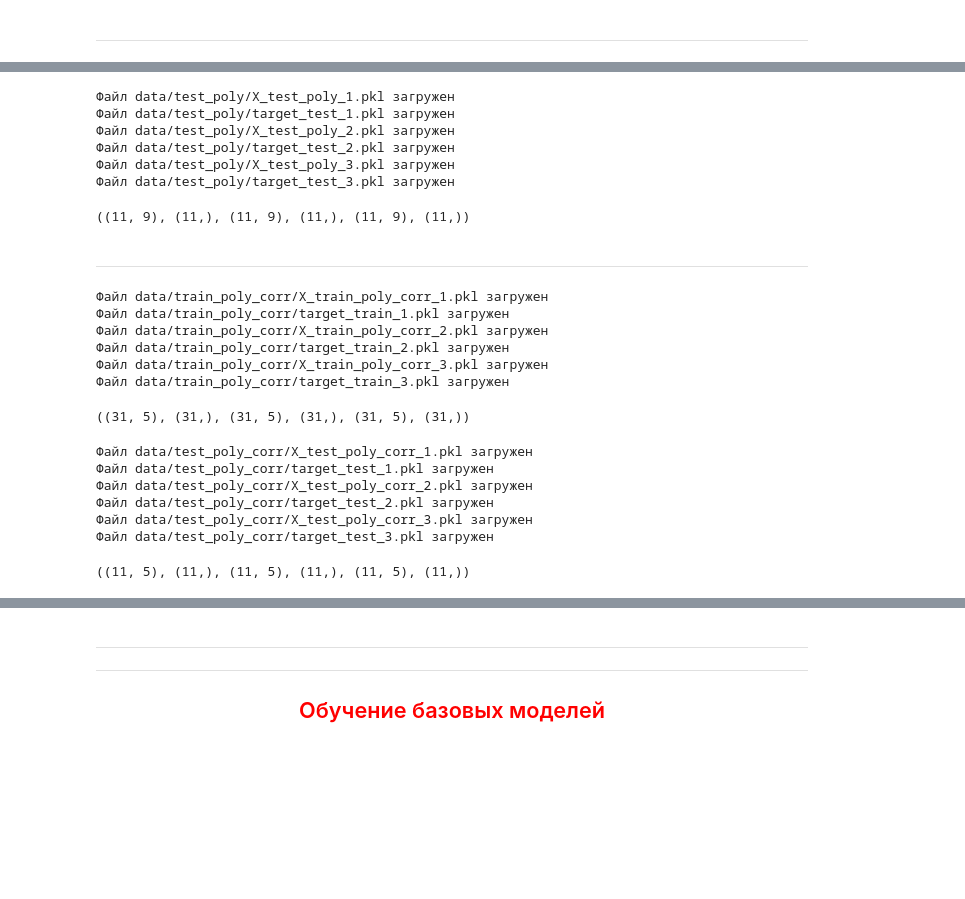
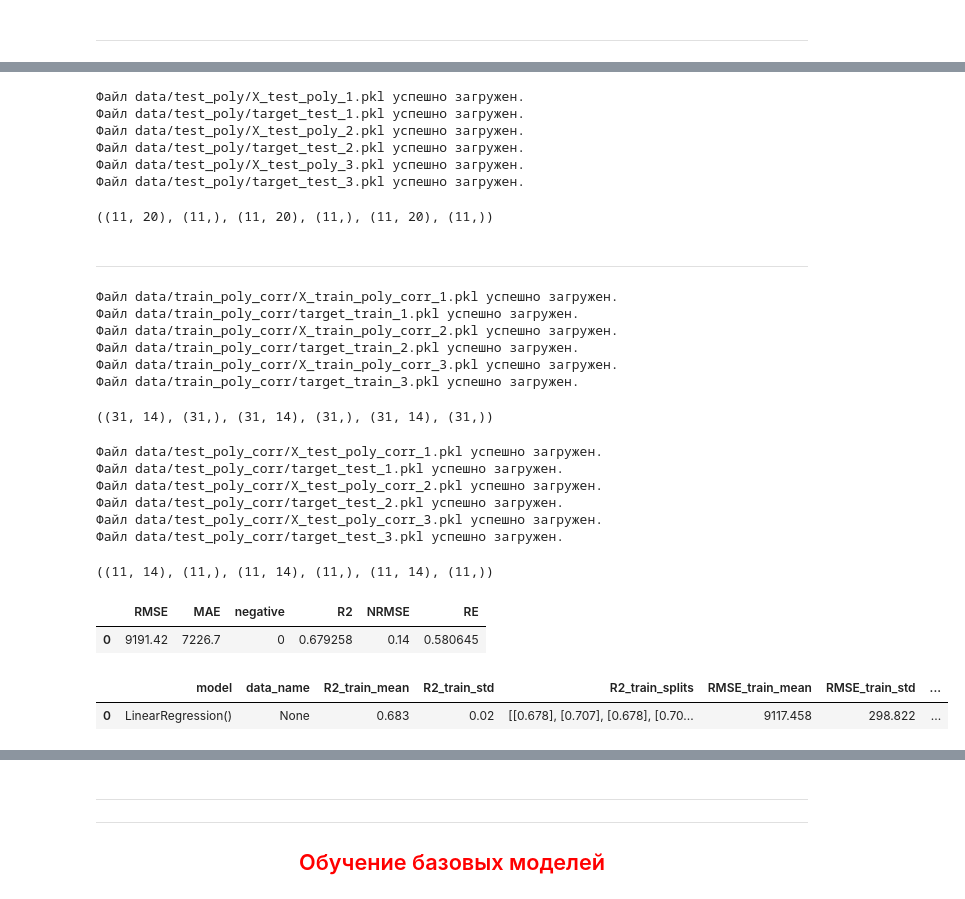
Before and after one commit to NazarovMichail/ds_nms, a Jupyter notebook: training_test.ipynb, the cells around one changed output, grey strips where cells are left out. Saved outputs shown, nothing was run; the diff lists cells and outputs as text; code cells hidden in the pictures; blank space fills up the shorter version.

```diff
--- a/training_test.ipynb
+++ b/training_test.ipynb
@@ -152,7 +151,7 @@ X_train_mm_1.shape, target_train_1.shape,X_train_mm_2.shape, target_train_2.shap
 DIR = 'test_mm/'
 FILE_LST = ['X_test_mm_1','target_test_1','X_test_mm_2', 'target_test_2', 'X_test_mm_3', 'target_test_3']
 
-X_test_mm_1,target_test_1,X_test_mm_2, target_test_2, X_test_mm_3, target_test_3 = load_data( FILE_LST, DIR )
+X_test_mm_1,target_test_1,X_test_mm_2, target_test_2, X_test_mm_3, target_test_3 = utils_io.load_data( FILE_LST, DIR )
 
 X_test_mm_1.shape, target_test_1.shape,X_test_mm_2.shape, target_test_2.shape, X_test_mm_3.shape, target_test_3.shape
 # %% [output]
@@ -171,7 +170,7 @@ ___
 DIR = 'train_poly/'
 FILE_LST = ['X_train_poly_1','target_train_1','X_train_poly_2', 'target_train_2', 'X_train_poly_3', 'target_train_3']
 
-X_train_poly_1,target_train_1,X_train_poly_2, target_train_2, X_train_poly_3, target_train_3 = load_data( FILE_LST, DIR )
+X_train_poly_1,target_train_1,X_train_poly_2, target_train_2, X_train_poly_3, target_train_3 = utils_io.load_data( FILE_LST, DIR )
 
 X_train_poly_1.shape, target_train_1.shape,X_train_poly_2.shape, target_train_2.shape, X_train_poly_3.shape, target_train_3.shape
 # %% [output]
@@ -186,46 +185,46 @@ X_train_poly_1.shape, target_train_1.shape,X_train_poly_2.shape, target_train_2.
 DIR = 'test_poly/'
 FILE_LST = ['X_test_poly_1','target_test_1','X_test_poly_2', 'target_test_2', 'X_test_poly_3', 'target_test_3']
 
-X_test_poly_1,target_test_1,X_test_poly_2, target_test_2, X_test_poly_3, target_test_3 = load_data( FILE_LST, DIR )
+X_test_poly_1,target_test_1,X_test_poly_2, target_test_2, X_test_poly_3, target_test_3 = utils_io.load_data( FILE_LST, DIR )
 
 X_test_poly_1.shape, target_test_1.shape,X_test_poly_2.shape, target_test_2.shape, X_test_poly_3.shape, target_test_3.shape
 # %% [output]
-Файл data/test_poly/X_test_poly_1.pkl загружен
-Файл data/test_poly/target_test_1.pkl загружен
-Файл data/test_poly/X_test_poly_2.pkl загружен
-Файл data/test_poly/target_test_2.pkl загружен
-Файл data/test_poly/X_test_poly_3.pkl загружен
-Файл data/test_poly/target_test_3.pkl загружен
+Файл data/test_poly/X_test_poly_1.pkl успешно загружен.
+Файл data/test_poly/target_test_1.pkl успешно загружен.
+Файл data/test_poly/X_test_poly_2.pkl успешно загружен.
+Файл data/test_poly/target_test_2.pkl успешно загружен.
+Файл data/test_poly/X_test_poly_3.pkl успешно загружен.
+Файл data/test_poly/target_test_3.pkl успешно загружен.
-((11, 9), (11,), (11, 9), (11,), (11, 9), (11,))
+((11, 20), (11,), (11, 20), (11,), (11, 20), (11,))
 # %% [markdown]
 ___
 # %%
 DIR = 'train_poly_corr/'
 FILE_LST = ['X_train_poly_corr_1','target_train_1','X_train_poly_corr_2', 'target_train_2', 'X_train_poly_corr_3', 'target_train_3']
 
-X_train_poly_corr_1,target_train_1,X_train_poly_corr_2, target_train_2, X_train_poly_corr_3, target_train_3 = load_data( FILE_LST, DIR )
+X_train_poly_corr_1,target_train_1,X_train_poly_corr_2, target_train_2, X_train_poly_corr_3, target_train_3 = utils_io.load_data( FILE_LST, DIR )
 
 X_train_poly_corr_1.shape, target_train_1.shape,X_train_poly_corr_2.shape, target_train_2.shape, X_train_poly_corr_3.shape, target_train_3.shape
 # %% [output]
-Файл data/train_poly_corr/X_train_poly_corr_1.pkl загружен
-Файл data/train_poly_corr/target_train_1.pkl загружен
-Файл data/train_poly_corr/X_train_poly_corr_2.pkl загружен
-Файл data/train_poly_corr/target_train_2.pkl загружен
-Файл data/train_poly_corr/X_train_poly_corr_3.pkl загружен
-Файл data/train_poly_corr/target_train_3.pkl загружен
+Файл data/train_poly_corr/X_train_poly_corr_1.pkl успешно загружен.
+Файл data/train_poly_corr/target_train_1.pkl успешно загружен.
+Файл data/train_poly_corr/X_train_poly_corr_2.pkl успешно загружен.
+Файл data/train_poly_corr/target_train_2.pkl успешно загружен.
+Файл data/train_poly_corr/X_train_poly_corr_3.pkl успешно загружен.
+Файл data/train_poly_corr/target_train_3.pkl успешно загружен.
-((31, 5), (31,), (31, 5), (31,), (31, 5), (31,))
+((31, 14), (31,), (31, 14), (31,), (31, 14), (31,))
 # %%
 DIR = 'test_poly_corr/'
 FILE_LST = ['X_test_poly_corr_1','target_test_1','X_test_poly_corr_2', 'target_test_2', 'X_test_poly_corr_3', 'target_test_3']
 
-X_test_poly_corr_1,target_test_1,X_test_poly_corr_2, target_test_2, X_test_poly_corr_3, target_test_3 = load_data( FILE_LST, DIR )
+X_test_poly_corr_1,target_test_1,X_test_poly_corr_2, target_test_2, X_test_poly_corr_3, target_test_3 = utils_io.load_data( FILE_LST, DIR )
 
 X_test_poly_corr_1.shape, target_test_1.shape,X_test_poly_corr_2.shape, target_test_2.shape, X_test_poly_corr_3.shape, target_test_3.shape
 # %% [output]
-Файл data/test_poly_corr/X_test_poly_corr_1.pkl загружен
-Файл data/test_poly_corr/target_test_1.pkl загружен
-Файл data/test_poly_corr/X_test_poly_corr_2.pkl загружен
-Файл data/test_poly_corr/target_test_2.pkl загружен
-Файл data/test_poly_corr/X_test_poly_corr_3.pkl загружен
-Файл data/test_poly_corr/target_test_3.pkl загружен
+Файл data/test_poly_corr/X_test_poly_corr_1.pkl успешно загружен.
+Файл data/test_poly_corr/target_test_1.pkl успешно загружен.
+Файл data/test_poly_corr/X_test_poly_corr_2.pkl успешно загружен.
+Файл data/test_poly_corr/target_test_2.pkl успешно загружен.
+Файл data/test_poly_corr/X_test_poly_corr_3.pkl успешно загружен.
+Файл data/test_poly_corr/target_test_3.pkl успешно загружен.
-((11, 5), (11,), (11, 5), (11,), (11, 5), (11,))
+((11, 14), (11,), (11, 14), (11,), (11, 14), (11,))
@@ -231,0 +233,21 @@ X_test_poly_corr_1.shape, target_test_1.shape,X_test_poly_corr_2.shape, target_t
+# %%
+lr = LinearRegression()
+trained_lr = lr.fit(X_train_1, target_train_1)
+
+result_df, y_pred = model_train.get_prediction(X=X_train_1, y=target_train_1,
+                                         model=trained_lr
+                                         )
+result_df
+# %% [output]
+|  | RMSE | MAE | negative | R2 | NRMSE | RE |
+| 0 | 9191.42 | 7226.7 | 0 | 0.679258 | 0.14 | 0.580645 |
+# %%
+trained_model, result_dict = model_train.train_cv(X=X_train_1, y=target_train_1,
+                                                  model=LinearRegression(),
+                                                  cv_type='loo',
+                                                  metric_best='MAE_val')
+
+pd.DataFrame([result_dict])
+# %% [output]
+|  | model | data_name | R2_train_mean | R2_train_std | R2_train_splits | RMSE_train_mean | RMSE_train_std | ... |
+| 0 | LinearRegression() | None | 0.683 | 0.02 | [[0.678], [0.707], [0.678], [0.70... | 9117.458 | 298.822 | ... |
```
Also changed, not shown: parts of 17 cells of this notebook, 6 other files.
